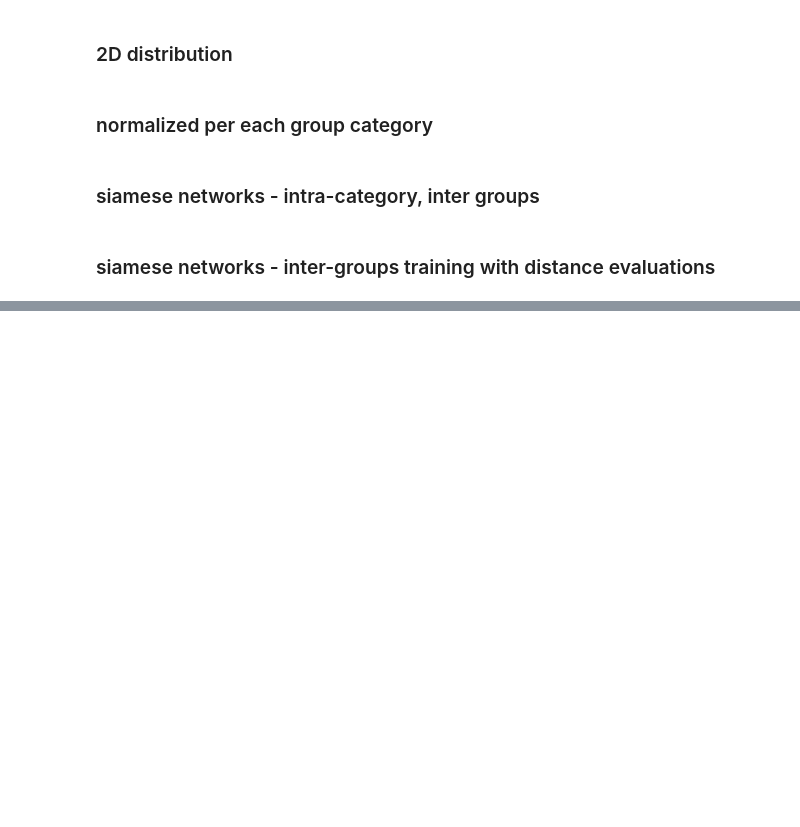
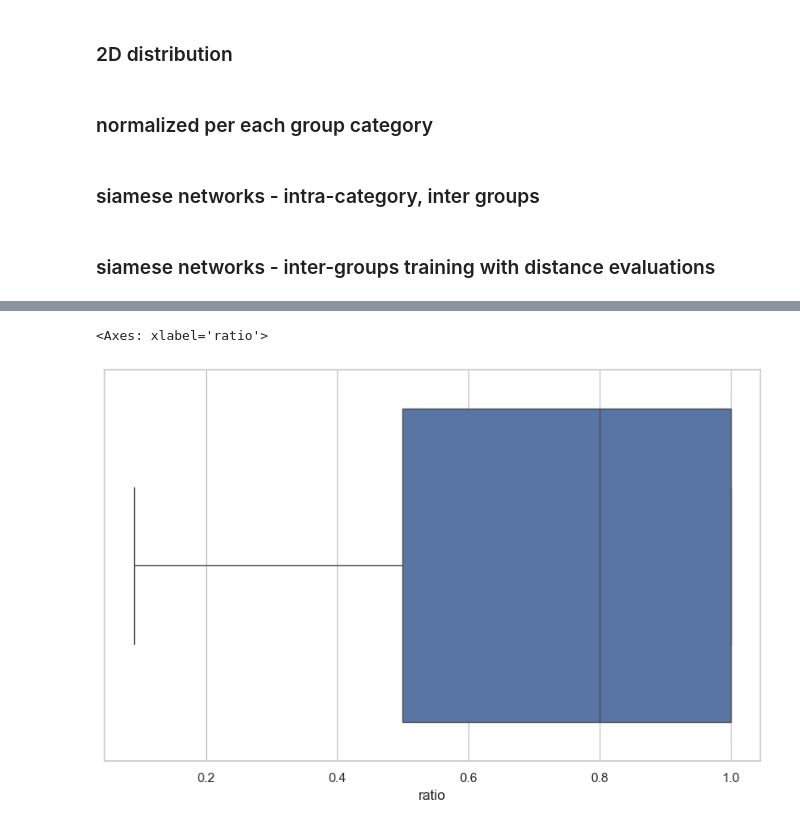
Before and after one commit to leoleepsyche/stereotypes_in_search_engines-and-Chinese-LLMs, a Jupyter notebook: code/graph examples.ipynb, the cells around one changed output, grey strips where cells are left out. Cells and saved outputs as stored; diff of their text form; code cells hidden in the pictures; blank space fills up the shorter version.

```diff
--- a/code/graph examples.ipynb
+++ b/code/graph examples.ipynb
@@ -506,0 +652,6 @@ plt.show()
+# %%
+check_all = check_syn_sentiment(set_baidu_negative.union(set_qwen_negative).union(set_ernie_negative))
+sns.boxplot(data=check_all, x="ratio")
+# %% [output]
+<Axes: xlabel='ratio'>
+[figure, added]
```
Also changed, not shown: parts of 31 cells of this notebook.
